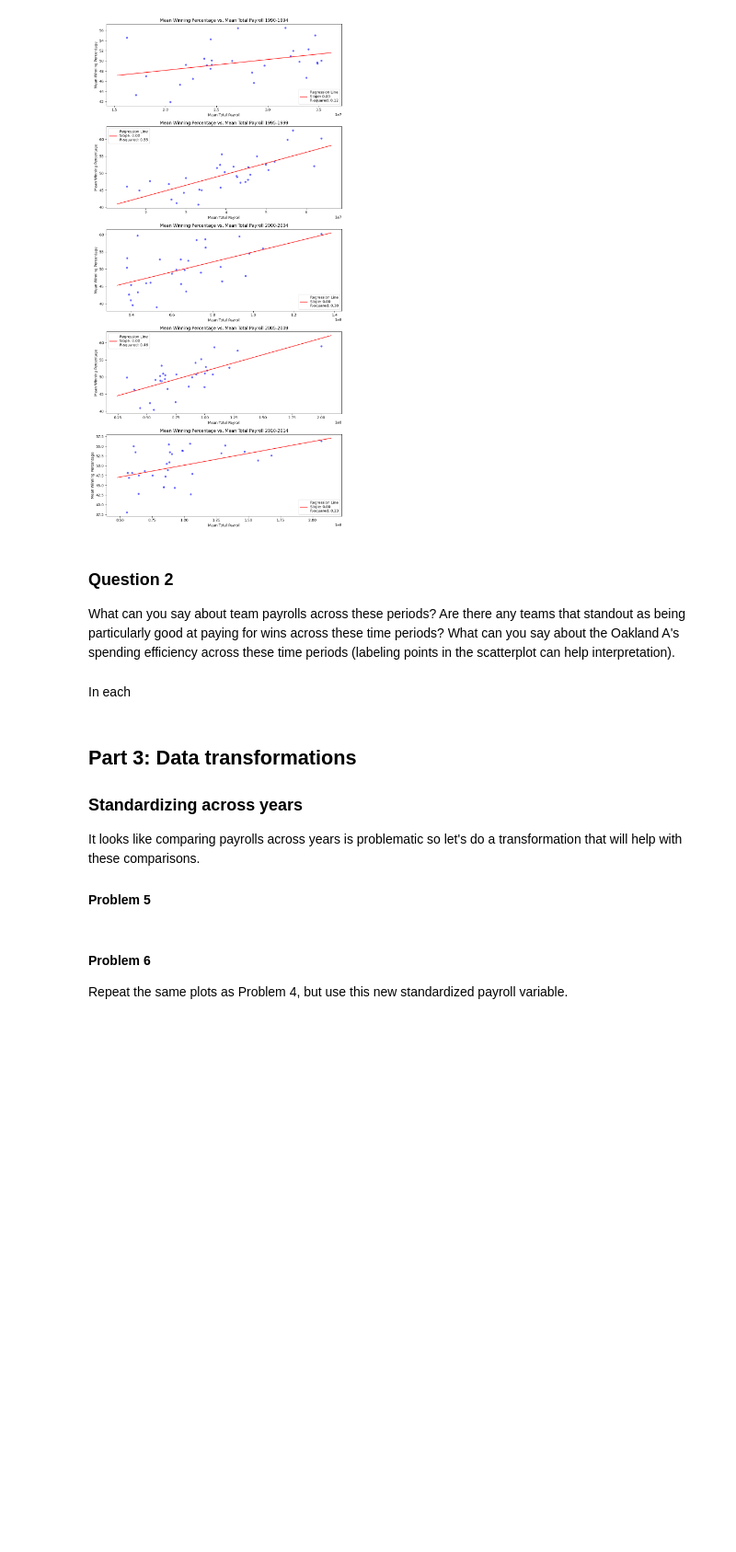
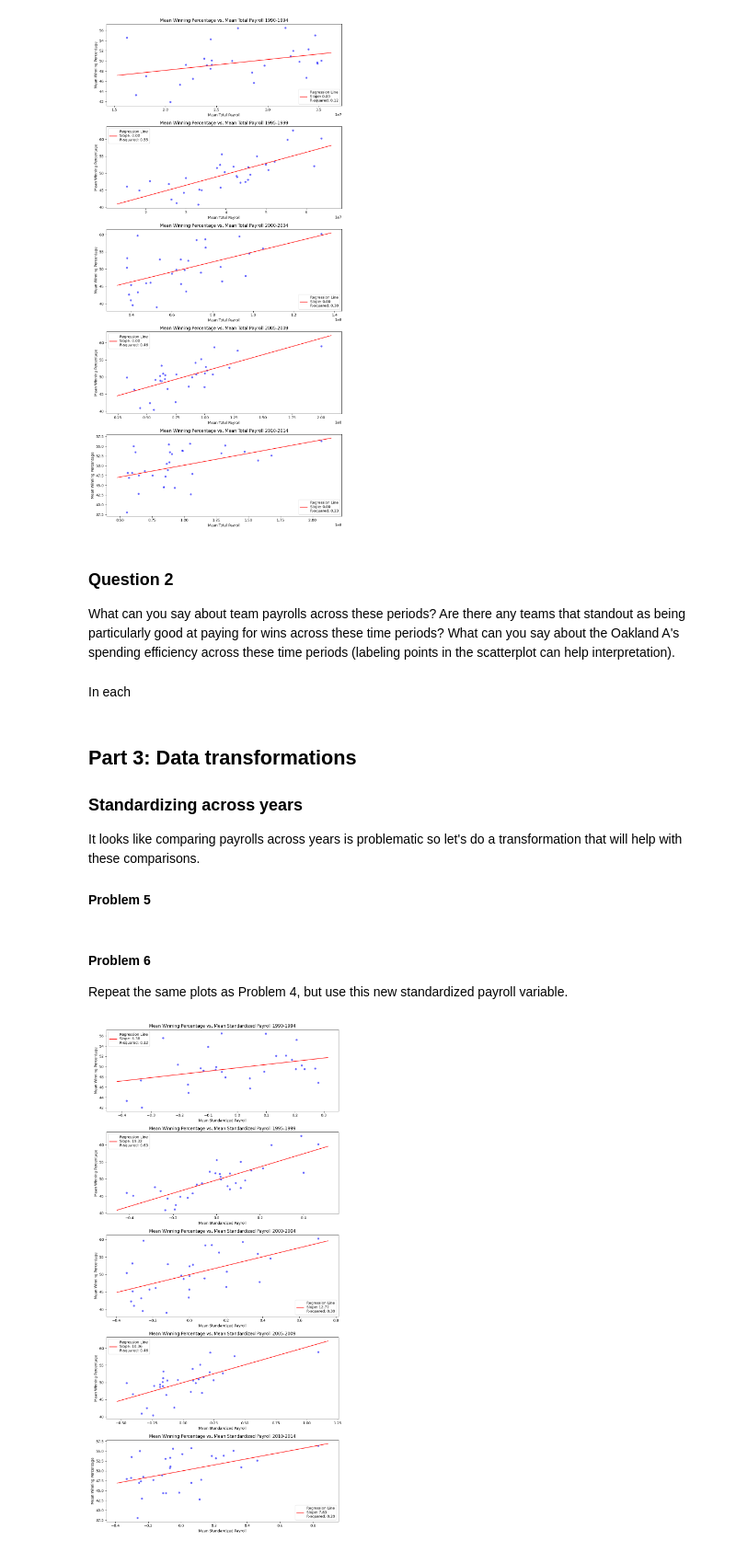
Before and after one commit to diegolopez2002/proj2, a Jupyter notebook: proj2.ipynb, the cells around one changed output. Shown at 92% size. Cells and saved outputs as stored; diff of their text form; code cells hidden in the pictures; blank space fills up the shorter version.

```diff
--- a/proj2.ipynb
+++ b/proj2.ipynb
@@ -343,3 +331,88 @@ conn.close()
 #### Problem 6
 
 Repeat the same plots as Problem 4, but use this new standardized payroll variable.
+# %%
+def standardize_payroll(row):
+    year = row['yearID']
+    mean = mean_payroll_by_year[year]
+    std = std_payroll_by_year[year]
+    payroll = row['total_payroll']
+    standardized_payroll = (payroll - mean) / std if std != 0 else 0
+    return standardized_payroll
+
+conn = sqlite3.connect("lahman2014.sqlite")
+
+# Define the start and end years for the interval
+start_year = 1990
+end_year = 2014
+
+query_data = f"""
+SELECT
+    t.teamID,
+    t.yearID,
+    CASE
+        WHEN t.G = 0 THEN NULL
+        ELSE (t.W * 1.0 / t.G) * 100.0
+    END AS winning_percentage,
+    s.salary AS total_payroll
+FROM
+    Teams t
+LEFT JOIN Salaries s
+ON t.teamID = s.teamID AND t.yearID = s.yearID
+WHERE
+    t.yearID BETWEEN {start_year} AND {end_year};
+"""
+
+data = pd.read_sql(query_data, conn)
+
+# Calculate mean and standard deviation of payroll for each year
+mean_payroll_by_year = data.groupby('yearID')['total_payroll'].mean()
+std_payroll_by_year = data.groupby('yearID')['total_payroll'].std()
+
+# Apply standardization function to each row
+data['standardized_payroll'] = data.apply(standardize_payroll, axis=1)
+
+# Drop rows with NaN values in 'standardized_payroll' or 'winning_percentage'
+data.dropna(subset=['standardized_payroll', 'winning_percentage'], inplace=True)
+
+# Close the database connection
+conn.close()
+
+# Create an empty list to store the plots
+fig, axs = plt.subplots(5, 1, figsize=(10, 20))  # 5 subplots arranged vertically
+
+# Loop through each 5-year interval
+for i in range(5):
+    print()
+    # Define the start and end years for the interval
+    start_year = 1990 + i * 5
+    end_year = start_year + 4
+
+    # Filter data for the current 5-year interval
+    interval_data = data[(data['yearID'] >= start_year) & (data['yearID'] <= end_year)]
+
+    # Calculate mean winning percentage and mean standardized payroll for this interval
+    mean_winning = interval_data.groupby('teamID')['winning_percentage'].mean()
+    mean_standardized_payroll = interval_data.groupby('teamID')['standardized_payroll'].mean()
+
+    # Create scatter plot
+    scatter = axs[i].scatter(mean_standardized_payroll, mean_winning, c='blue', alpha=0.6, edgecolors='w')
+
+    # Add regression line
+    slope, intercept, r_value, p_value, std_err = linregress(mean_standardized_payroll, mean_winning)
+    line_x = np.array(axs[i].get_xlim())
+    line_y = intercept + slope * line_x
+    axs[i].plot(line_x, line_y, color='red', label=f'Regression Line\nSlope: {slope:.2f}\nR-squared: {r_value**2:.2f}')
+
+    axs[i].set_xlabel('Mean Standardized Payroll')
+    axs[i].set_ylabel('Mean Winning Percentage')
+    axs[i].set_title(f'Mean Winning Percentage vs. Mean Standardized Payroll {start_year}-{end_year}')
+    axs[i].legend()
+
+# Adjust layout to prevent overlapping
+plt.tight_layout()
+
+# Display the plots
+plt.show()
+# %% [output]
+[figure, added]
```
Also changed, not shown: parts of 8 cells of this notebook.
